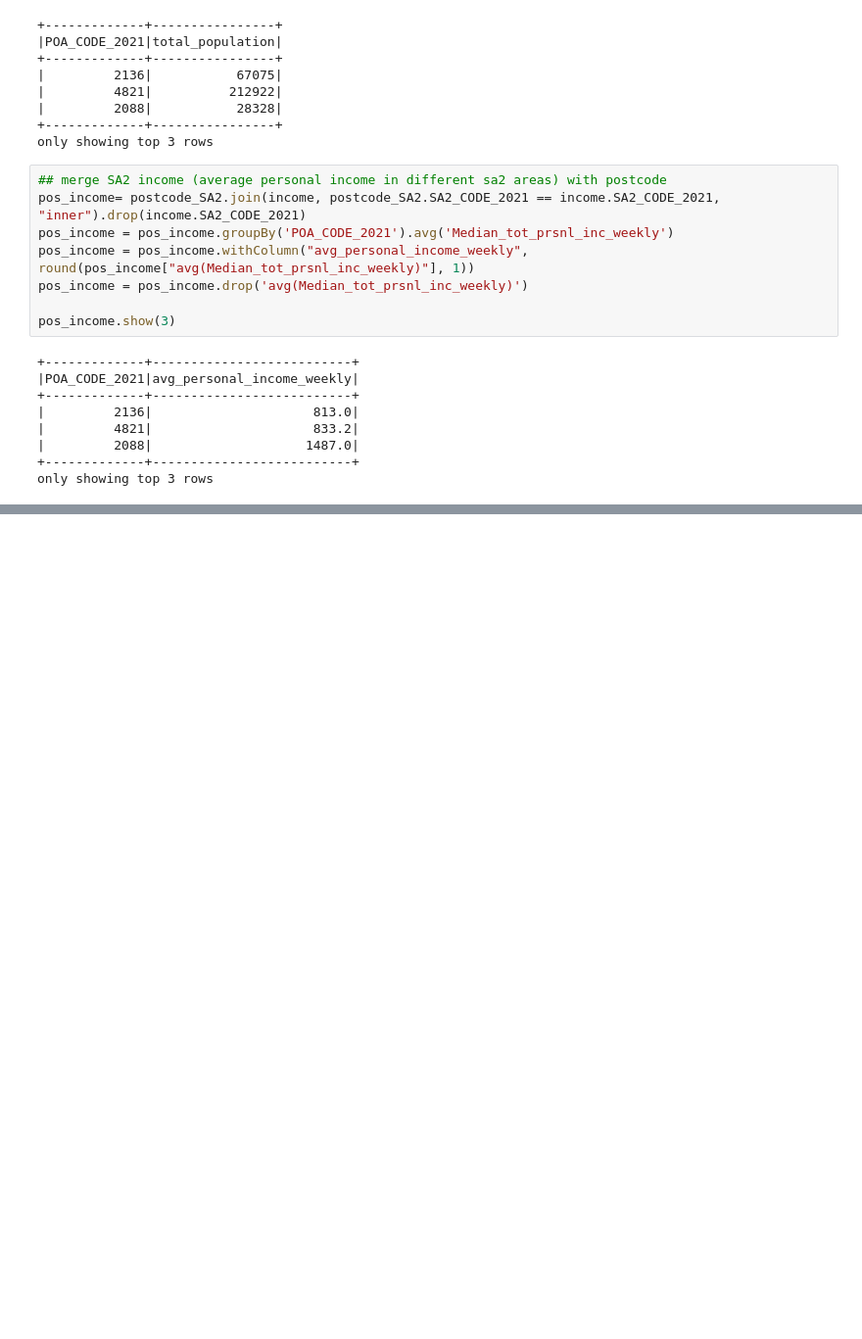
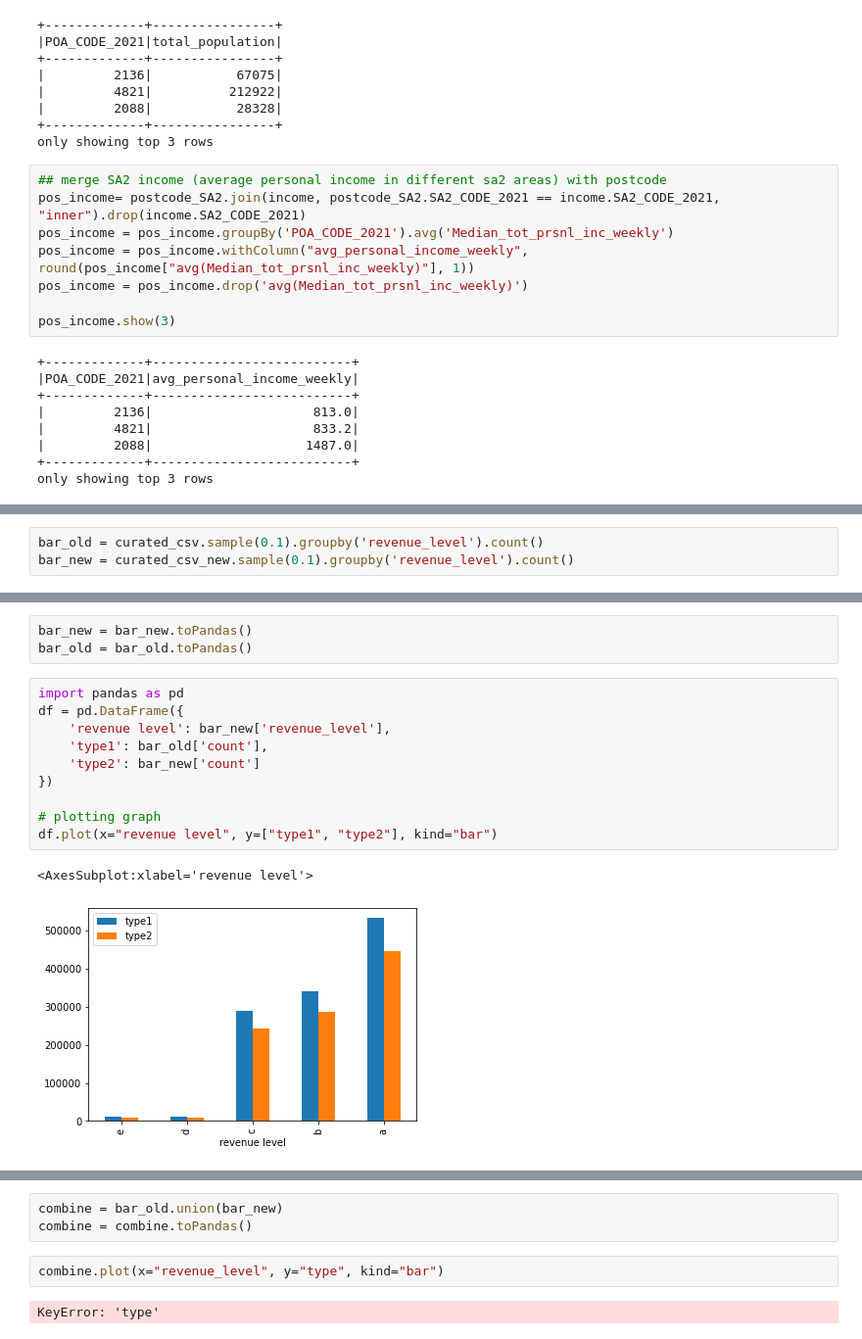
Before and after one commit to MAST30034-Applied-Data-Science/generic-buy-now-pay-later-project-group-28, a Jupyter notebook: notebooks/external.ipynb, the cells around one changed output, grey strips where cells are left out. Shown at 98% size. Drawn from its saved outputs; the diff is of its cells as text; blank space fills up the shorter version.

```diff
--- a/notebooks/external.ipynb
+++ b/notebooks/external.ipynb
@@ -156,0 +186,3 @@ Number of transaction after join with pos_info: 6719594
+# %%
+bar_old = curated_csv.sample(0.1).groupby('revenue_level').count()
+bar_new = curated_csv_new.sample(0.1).groupby('revenue_level').count()
@@ -156,0 +207,16 @@ Number of transaction after join with pos_info: 6719594
+# %%
+bar_new = bar_new.toPandas()
+bar_old = bar_old.toPandas()
+# %%
+import pandas as pd
+df = pd.DataFrame({
+    'revenue level': bar_new['revenue_level'],
+    'type1': bar_old['count'],
+    'type2': bar_new['count']
+})
+
+# plotting graph
+df.plot(x="revenue level", y=["type1", "type2"], kind="bar")
+# %% [output]
+<AxesSubplot:xlabel='revenue level'>
+[figure, added]
@@ -156,0 +225,7 @@ Number of transaction after join with pos_info: 6719594
+# %%
+combine = bar_old.union(bar_new)
+combine = combine.toPandas()
+# %%
+combine.plot(x="revenue_level", y="type", kind="bar")
+# %% [output]
+KeyError: 'type'
```
Also changed, not shown: parts of 15 cells of this notebook, 1 other file.
